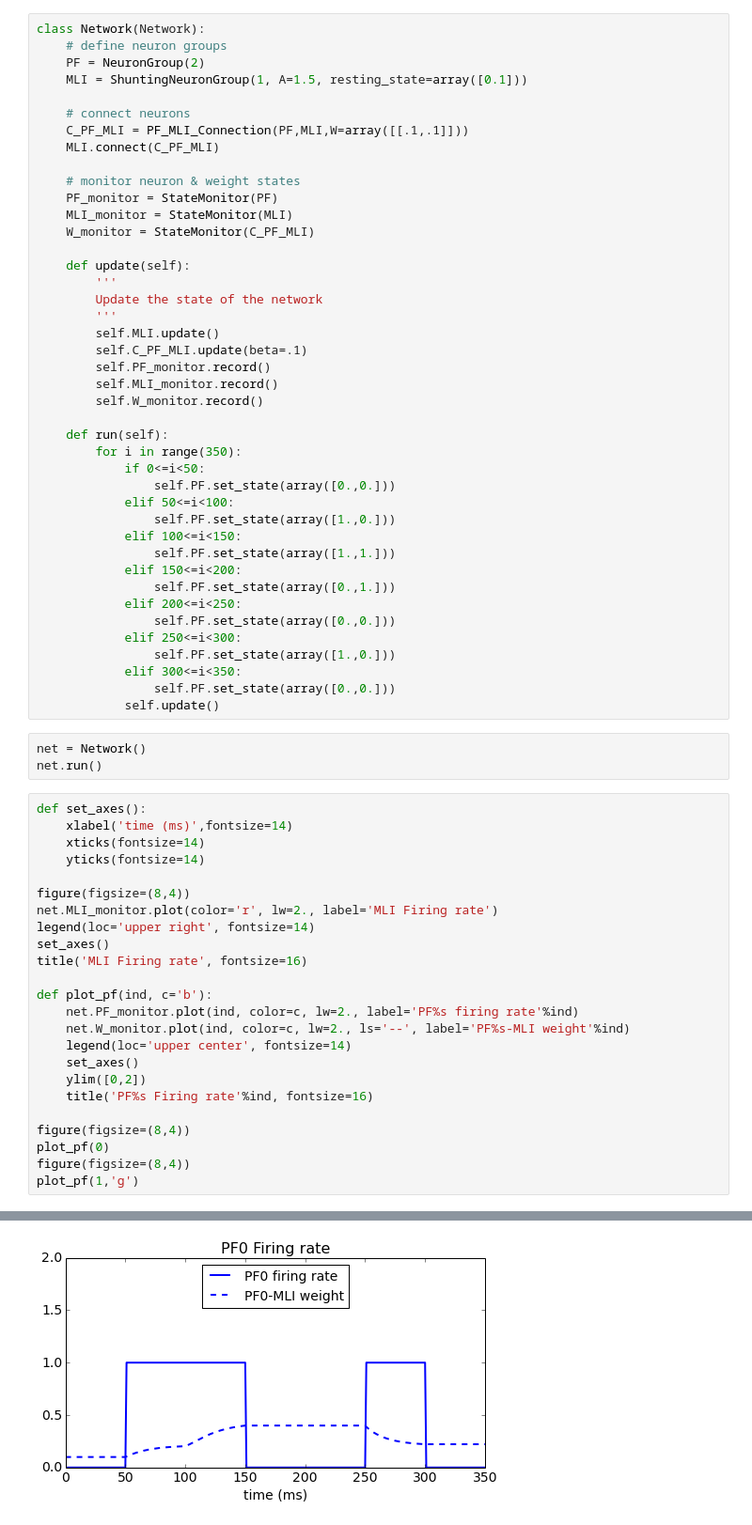
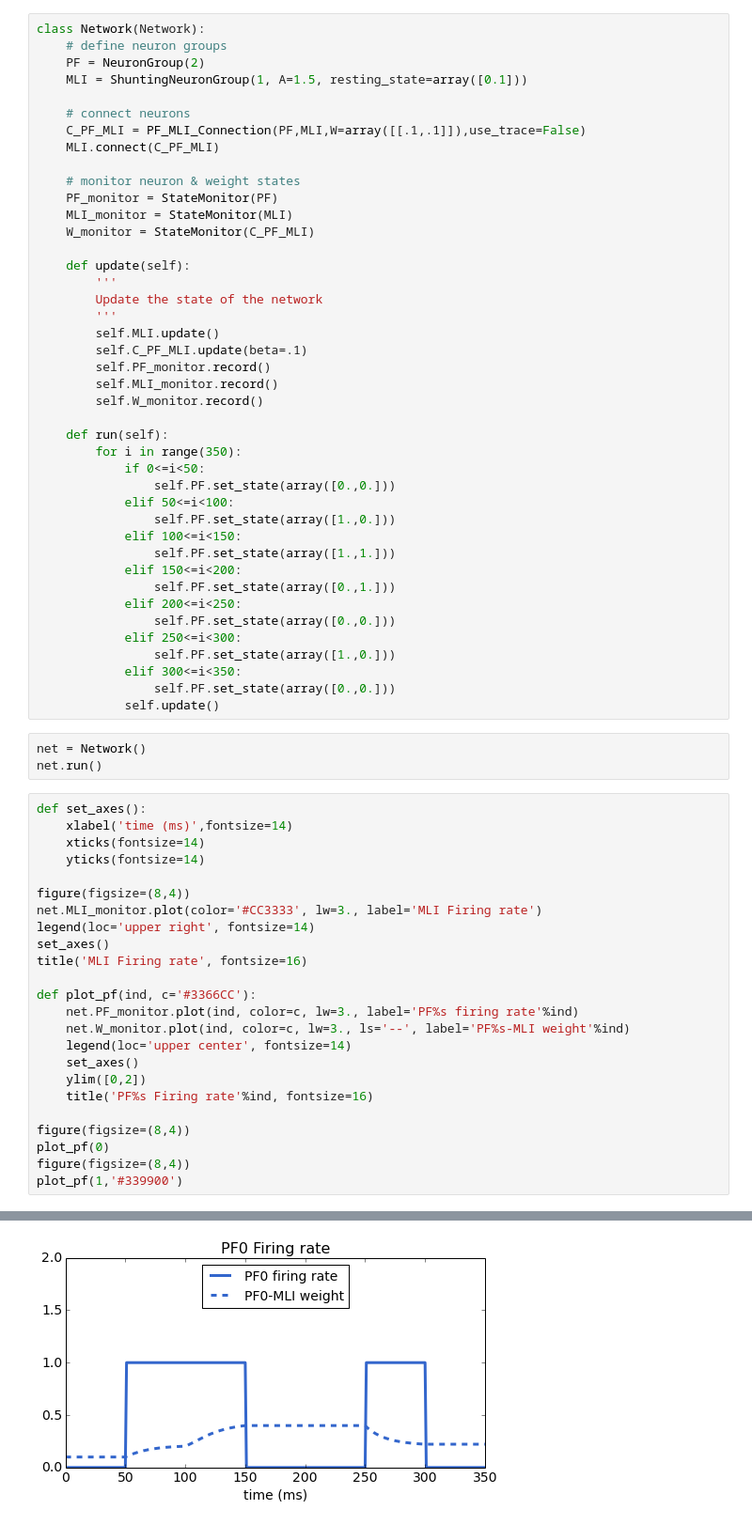
Before and after one commit to blennon/research, a Jupyter notebook: pf_mli_plasticity/2PF-MLI.ipynb, the cells around one changed output, grey strips where cells are left out. Shown at 94% size. Saved outputs shown, nothing was run; the diff lists cells and outputs as text.

```diff
--- a/pf_mli_plasticity/2PF-MLI.ipynb
+++ b/pf_mli_plasticity/2PF-MLI.ipynb
@@ -7,7 +17,7 @@ class Network(Network):
     MLI = ShuntingNeuronGroup(1, A=1.5, resting_state=array([0.1]))
 
     # connect neurons
-    C_PF_MLI = PF_MLI_Connection(PF,MLI,W=array([[.1,.1]]))
+    C_PF_MLI = PF_MLI_Connection(PF,MLI,W=array([[.1,.1]]),use_trace=False)
     MLI.connect(C_PF_MLI)
 
     # monitor neuron & weight states
@@ -52,14 +62,14 @@ def set_axes():
     yticks(fontsize=14)
 
 figure(figsize=(8,4))
-net.MLI_monitor.plot(color='r', lw=2., label='MLI Firing rate')
+net.MLI_monitor.plot(color='#CC3333', lw=3., label='MLI Firing rate')
 legend(loc='upper right', fontsize=14)
 set_axes()
 title('MLI Firing rate', fontsize=16)
 
-def plot_pf(ind, c='b'):
-    net.PF_monitor.plot(ind, color=c, lw=2., label='PF%s firing rate'%ind)
-    net.W_monitor.plot(ind, color=c, lw=2., ls='--', label='PF%s-MLI weight'%ind)
+def plot_pf(ind, c='#3366CC'):
+    net.PF_monitor.plot(ind, color=c, lw=3., label='PF%s firing rate'%ind)
+    net.W_monitor.plot(ind, color=c, lw=3., ls='--', label='PF%s-MLI weight'%ind)
     legend(loc='upper center', fontsize=14)
     set_axes()
     ylim([0,2])
@@ -68,5 +78,5 @@ def plot_pf(ind, c='b'):
 figure(figsize=(8,4))
 plot_pf(0)
 figure(figsize=(8,4))
-plot_pf(1,'g')
+plot_pf(1,'#339900')
 # %% [output]
@@ -74 +84 @@ plot_pf(1,'g')
-[figure, old version]
+[figure, new version]
```
Also changed, not shown: parts of 2 cells of this notebook, 21 other files.
